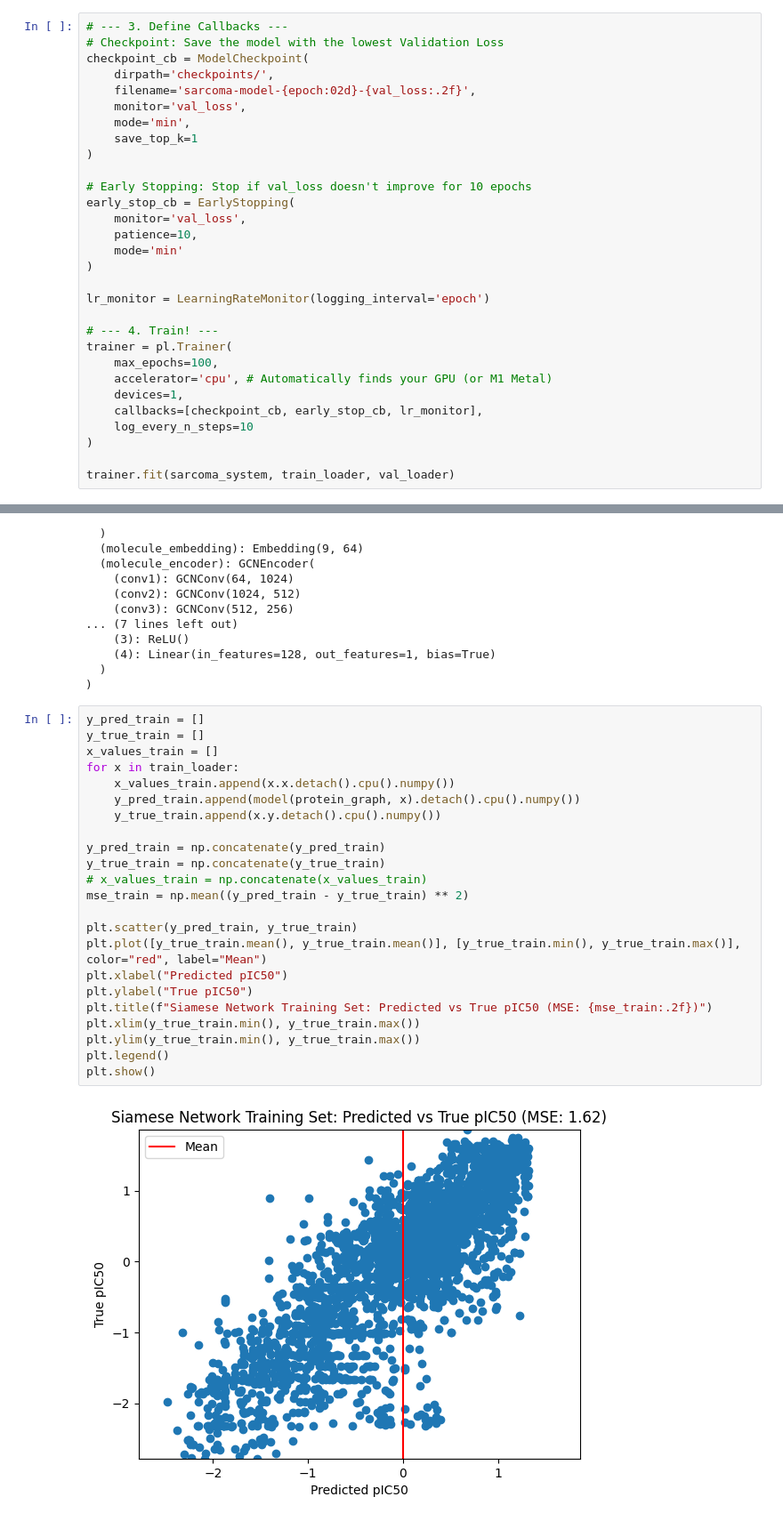
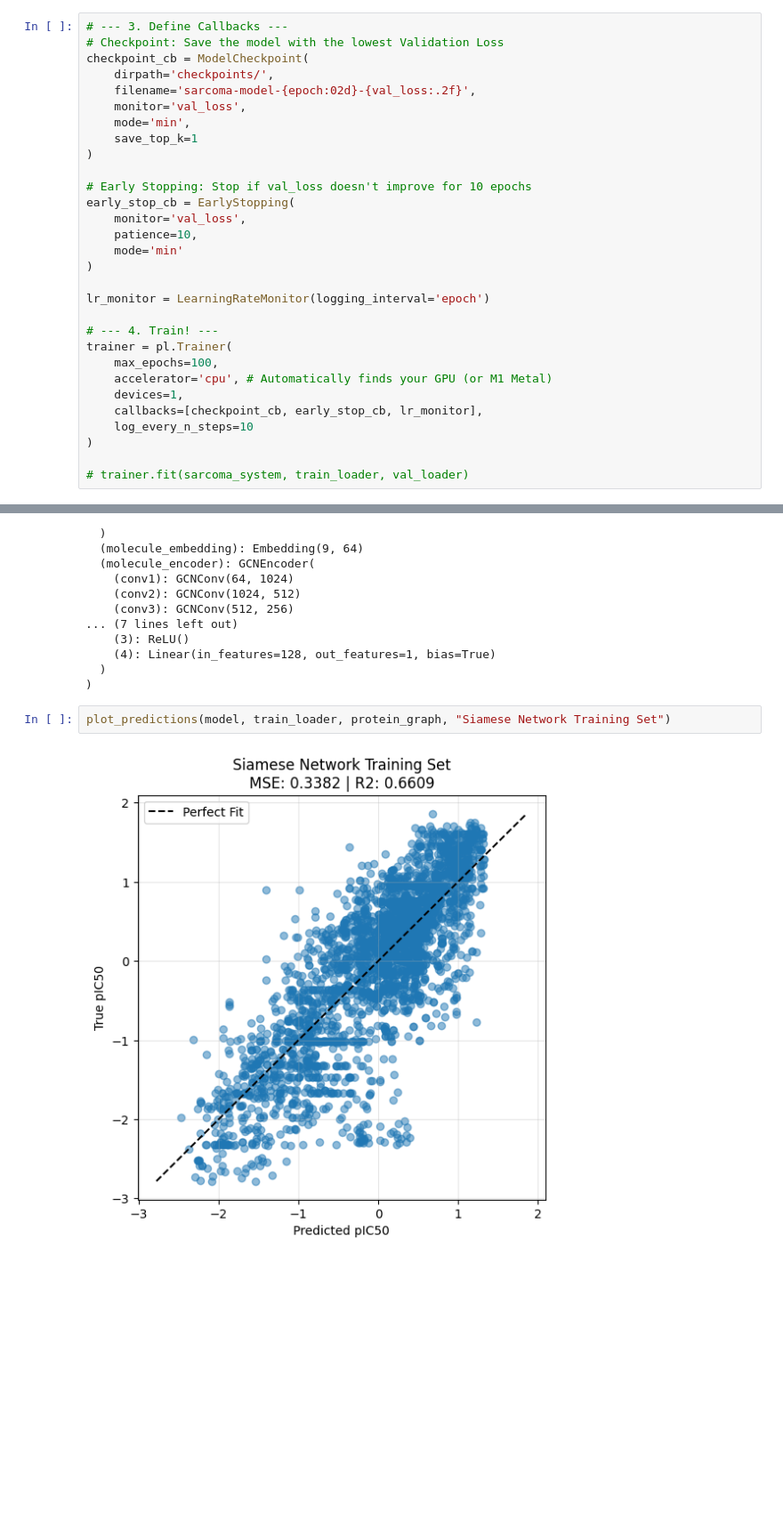
Before and after one commit to Djtrainer/cancer_research, a Jupyter notebook: notebooks/mdm2_breaker_polished.ipynb, the cells around one changed output, grey strips where cells are left out. Shown at 89% size. Drawn from its saved outputs; the diff is of its cells as text; blank space fills up the shorter version.

```diff
--- a/notebooks/mdm2_breaker_polished.ipynb
+++ b/notebooks/mdm2_breaker_polished.ipynb
@@ -362,7 +497,7 @@ trainer = pl.Trainer(
     log_every_n_steps=10
 )
 
-trainer.fit(sarcoma_system, train_loader, val_loader)
+# trainer.fit(sarcoma_system, train_loader, val_loader)
 # %% [output]
 GPU available: True (mps), used: False
 TPU available: False, using: 0 TPU cores
@@ -440,28 +559,7 @@ GraphSiameseNetwork(
   )
 )
 # %%
-y_pred_train = []
-y_true_train = []
-x_values_train = []
-for x in train_loader:
-    x_values_train.append(x.x.detach().cpu().numpy())
-    y_pred_train.append(model(protein_graph, x).detach().cpu().numpy())
-    y_true_train.append(x.y.detach().cpu().numpy())
-
-y_pred_train = np.concatenate(y_pred_train)
-y_true_train = np.concatenate(y_true_train)
-# x_values_train = np.concatenate(x_values_train)
-mse_train = np.mean((y_pred_train - y_true_train) ** 2)
-
-plt.scatter(y_pred_train, y_true_train)
-plt.plot([y_true_train.mean(), y_true_train.mean()], [y_true_train.min(), y_true_train.max()], color="red", label="Mean")
-plt.xlabel("Predicted pIC50")
-plt.ylabel("True pIC50")
-plt.title(f"Siamese Network Training Set: Predicted vs True pIC50 (MSE: {mse_train:.2f})")
-plt.xlim(y_true_train.min(), y_true_train.max())
-plt.ylim(y_true_train.min(), y_true_train.max())
-plt.legend()
-plt.show()
+plot_predictions(model, train_loader, protein_graph, "Siamese Network Training Set")
 # %% [output]
-[figure, old version]
+[figure, new version]
 # %%
```
Also changed, not shown: parts of 18 cells of this notebook, 3 other files.
